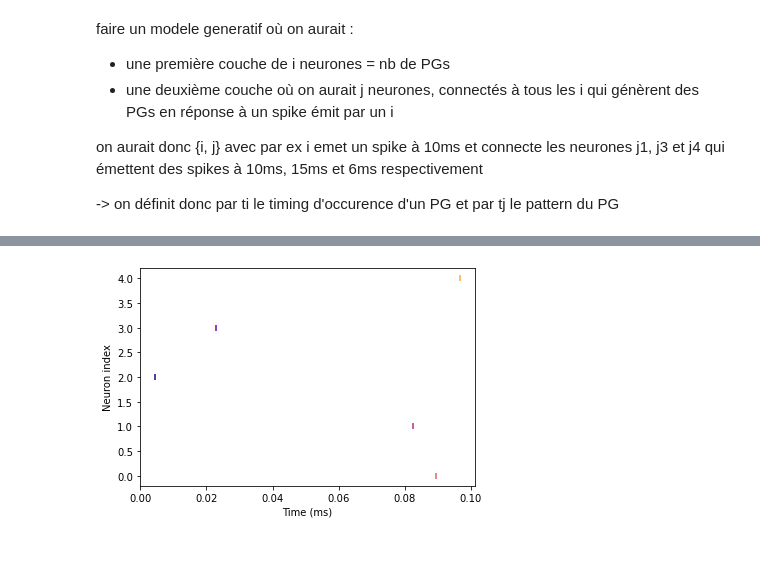
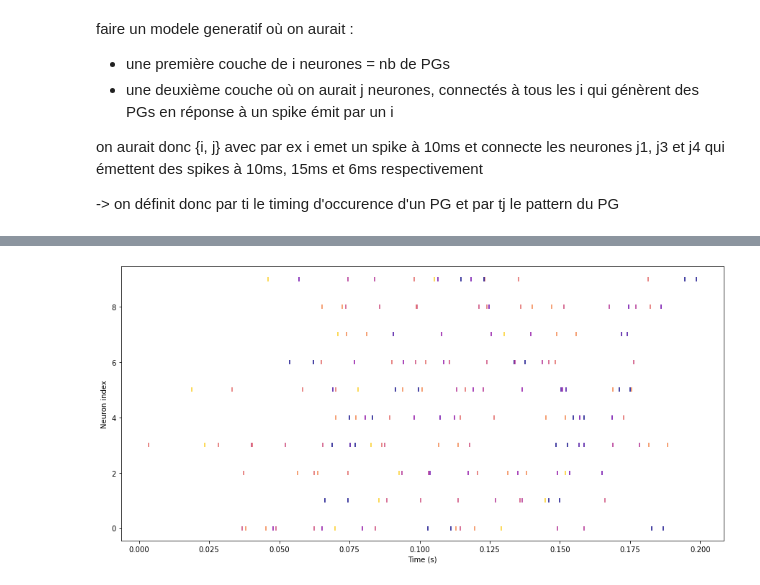
Before and after one commit to camillebesnainou/2022-01-10-polychrony, a Jupyter notebook: 2022-03-02-herewegoagain.ipynb, the cells around one changed output, grey strips where cells are left out. Cells and saved outputs as stored; diff of their text form; code cells hidden in the pictures; blank space fills up the shorter version.

```diff
--- a/2022-03-02-herewegoagain.ipynb
+++ b/2022-03-02-herewegoagain.ipynb
@@ -40,26 +59,27 @@ n_syn = sum(n_syn)
 # %%
-i_indices = np.random.randint(0, Ni, size = n_pattern) # nombre de PG observé (n_pattern), de Ni sortes différentes
-i_temps = np.random.rand(n_pattern)*100*ms # temps d'occurence des n_pattern PG
+for i in range(n_pattern) :
+    c = SpikeGeneratorGroup(Ni, [i_indices[i]], [i_temps[i]/ms*msecond])
+    c_spike= SpikeMonitor(c)
 
-a = SpikeGeneratorGroup(Ni, i_indices, i_temps)
-a_spike = SpikeMonitor(a)
-
-b = NeuronGroup(Nj, '''dv/dt = -v/tau : volt
+    d = NeuronGroup(Nj, '''dv/dt = -v/tau : volt
                        tau : second''',
                     threshold= 'v > 0.01*volt',
                     reset= 'v = -0.07*volt',
                     method = 'exact')
-b.tau = 0.01*second
 
-syn = Synapses(a, b, on_pre='v+=0.1*w*volt', model = 'w:1')
+    d.tau = 0.01*second
+    d_spike = SpikeMonitor(d)
 
-for k in range(Ni):
-    syn.connect(i = k , j = i_syn[k])
+    s = Synapses(c,d, on_pre='v+=0.1*w*volt', model = 'w:1')
 
-syn.w[:,:] = np.random.rand(n_syn)
-syn.delay[:,:] = np.random.rand(n_syn)*second
-b_spike = SpikeMonitor(b)
+    for k in range(Ni):
+        s.connect(i = k , j = i_syn[k])
 
+    s.w[:,:] = weight
+    s.delay[:,:] = delay
 
-run(duration)
+    run(duration)
+
+    PGs_id_tps[i] = (c_spike.t, c_spike.i)
+    PGs_pattern[i] = (d_spike.t, d_spike.i) # je vourdrais avoir l'echelle de temps en ms et non en s
 # %%
@@ -98,0 +113,6 @@ $4.6\,\mathrm{m}\,\mathrm{s}$
+# %%
+for i in range(n_pattern) :
+    plt.scatter(PGs_id_tps[i][0], PGs_id_tps[i][1], color = color_dict[i_indices[i]], marker = "|")
+    xlabel('Time (s)')
+    ylabel('PGs')
+    title('occurence of PGs')
@@ -99,7 +121,9 @@ $4.6\,\mathrm{m}\,\mathrm{s}$
 # %%
+all_PGs_pattern = []
+plt.figure(figsize=(15,7))
 for i in range(n_pattern) :
-    plt.scatter(a_spike.t[i], a_spike.i[i], if syn.j color = color_dict[i], marker = "|")
-    xlabel('Time (ms)')
+    plt.scatter(PGs_pattern[i][0], PGs_pattern[i][1], color = color_dict[i_indices[i]], marker = "|")
+    xlabel('Time (s)')
     ylabel('Neuron index');
 # %% [output]
-[figure, old version]
+[figure, new version]
```
Also changed, not shown: parts of 19 cells of this notebook.
